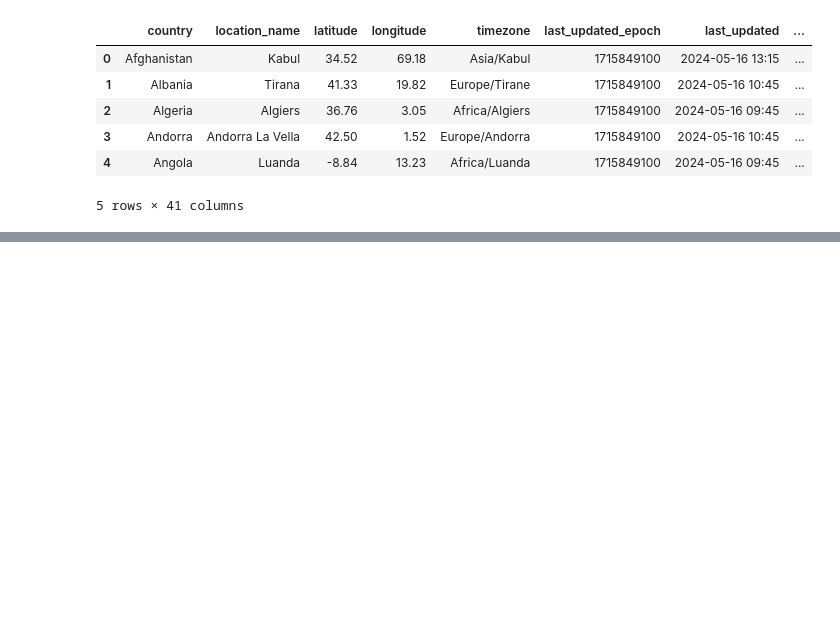
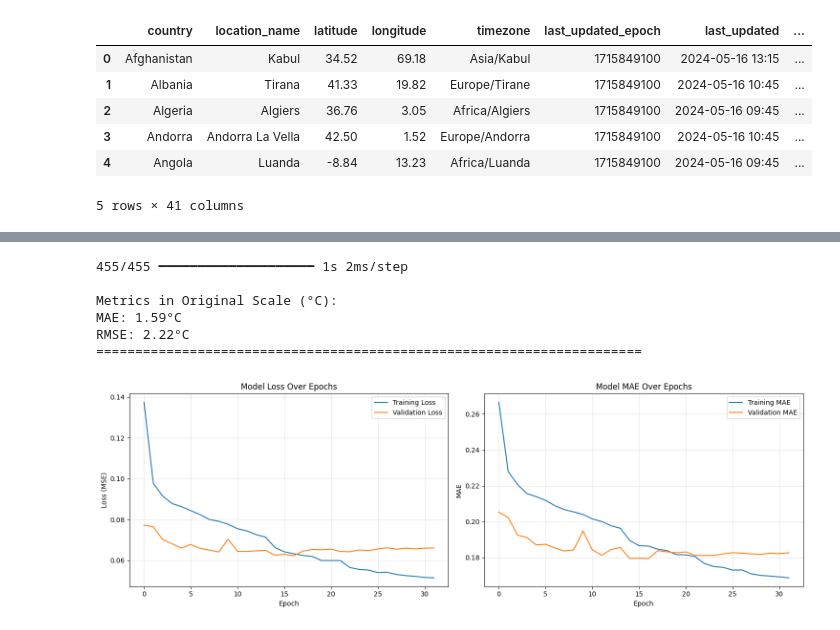
Before and after one commit to armank1213/nasa_hacks, a Jupyter notebook: rnn.ipynb, the cells around one changed output, grey strips where cells are left out. Cells and saved outputs as stored; diff of their text form; code cells hidden in the pictures; blank space fills up the shorter version.

```diff
--- a/rnn.ipynb
+++ b/rnn.ipynb
@@ -19,0 +314,7 @@ df.head()
+# %%
+# Build model
+input_shape = (X_train.shape[1], X_train.shape[2])
+model = build_lstm_model(input_shape)
+
+print("Model architecture:")
+model.summary()
@@ -19,0 +375,12 @@ df.head()
+# %%
+print("Starting training...")
+history = model.fit(
+    X_train, y_train,
+    validation_data=(X_val, y_val),
+    epochs=100,
+    batch_size=64,
+    callbacks=callbacks,
+    verbose=1
+)
+
+print("\nTraining completed!")
@@ -19,0 +439,49 @@ df.head()
+# %%
+# Make predictions
+y_pred_scaled = model.predict(X_test)
+
+# Inverse transform to original scale
+y_test_original = target_scaler.inverse_transform(y_test.reshape(-1, 1))
+y_pred_original = target_scaler.inverse_transform(y_pred_scaled)
+
+# Calculate metrics in original scale
+mae_original = np.mean(np.abs(y_test_original - y_pred_original))
+rmse_original = np.sqrt(np.mean((y_test_original - y_pred_original)**2))
+
+print(f"\nMetrics in Original Scale (°C):")
+print(f"MAE: {mae_original:.2f}°C")
+print(f"RMSE: {rmse_original:.2f}°C")
+print("="*70)
+# %% [output]
+455/455 ━━━━━━━━━━━━━━━━━━━━ 1s 2ms/step
+
+Metrics in Original Scale (°C):
+MAE: 1.59°C
+RMSE: 2.22°C
+======================================================================
+# %%
+fig, axes = plt.subplots(1, 2, figsize=(15, 5))
+
+# Loss
+axes[0].plot(history.history['loss'], label='Training Loss')
+axes[0].plot(history.history['val_loss'], label='Validation Loss')
+axes[0].set_title('Model Loss Over Epochs')
+axes[0].set_xlabel('Epoch')
+axes[0].set_ylabel('Loss (MSE)')
+axes[0].legend()
+axes[0].grid(True, alpha=0.3)
+
+# MAE
+axes[1].plot(history.history['mae'], label='Training MAE')
+axes[1].plot(history.history['val_mae'], label='Validation MAE')
+axes[1].set_title('Model MAE Over Epochs')
+axes[1].set_xlabel('Epoch')
+axes[1].set_ylabel('MAE')
+axes[1].legend()
+axes[1].grid(True, alpha=0.3)
+
+plt.tight_layout()
+plt.savefig('training_history.png', dpi=300, bbox_inches='tight')
+plt.show()
+# %% [output]
+[figure, added]
```
Also changed, not shown: parts of 29 cells of this notebook, 11 other files.
